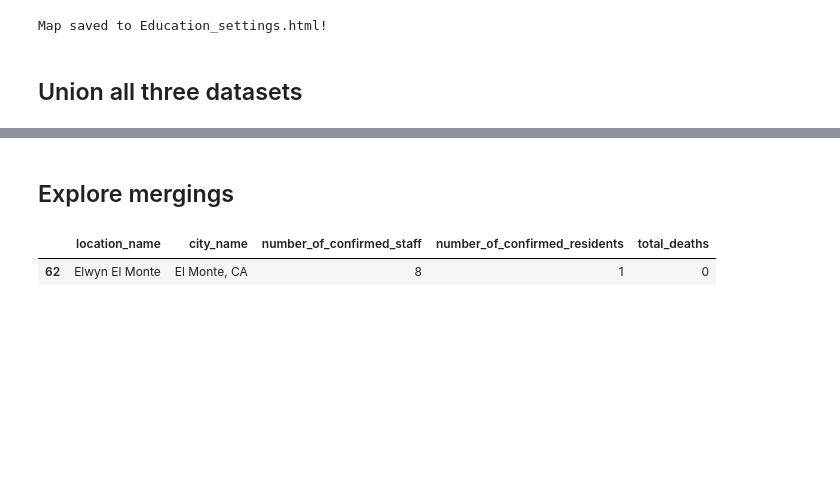
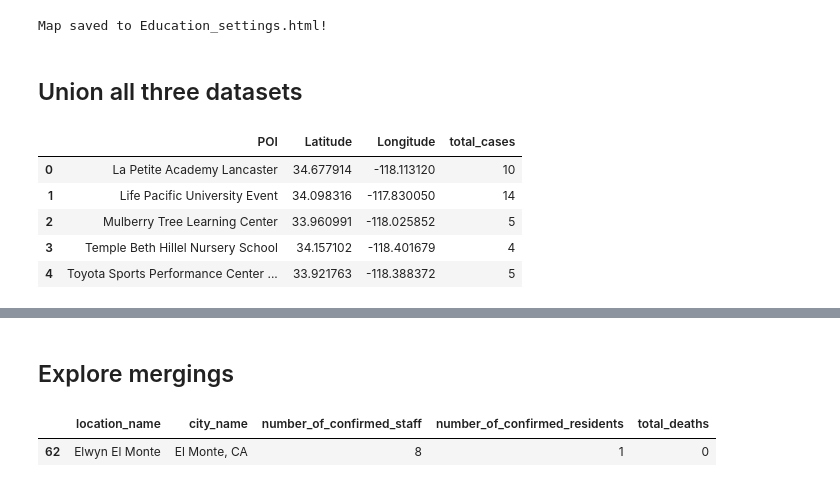
Before and after one commit to francisco-avalos/LA_covid19_data_cases, a Jupyter notebook: jupyter-notebook-sandbox/Sandbox - Adding POI to usc-model.ipynb, the cells around one changed output, grey strips where cells are left out. Cells and saved outputs as stored; diff of their text form; code cells hidden in the pictures; blank space fills up the shorter version.

Commit message:
sandbox: merge 3 matched sources into one

```diff
--- a/jupyter-notebook-sandbox/Sandbox - Adding POI to usc-model.ipynb
+++ b/jupyter-notebook-sandbox/Sandbox - Adding POI to usc-model.ipynb
@@ -319,0 +326,30 @@ final_single_matches_rcac = pd.merge(single_matches, la_poi, on=['safegraph_plac
+# %%
+single_matches = NON_RES_oct0120_df[NON_RES_oct0120_df['number_of_candidate_matches']==1]
+final_single_matches_nonres = pd.merge(single_matches, la_poi, on=['safegraph_place_id'], how='left')
+# %%
+# del final_single_matches_nonres['customer_zipcode']
+# final_single_matches_nonres.head() # (82, 29)
+# final_single_matches_nonres.groupby(['customer_location_name', 'safegraph_place_id'])
+# final_single_matches_rcac = pd.DataFrame.drop_duplicates(final_single_matches_nonres)
+nonres_source = final_single_matches_nonres[['customer_location_name', 'latitude', 'longitude', 'customer_total_confirmed_staff']]
+# %%
+single_matches = EDUCATION_oct0120_df[EDUCATION_oct0120_df['number_of_candidate_matches']==1]
+final_single_matches_education = pd.merge(single_matches, la_poi, on=['safegraph_place_id'], how='left')
+# %%
+# final_single_matches_education # (5, 30)
+# final_single_matches_education['total_cases'] = final_single_matches_education['customer_total_confirmed_staff'] + final_single_matches_education['customer_total_confirmed_students']
+education_source = final_single_matches_education[['customer_location_name','latitude', 'longitude', 'total_cases']]
+# %%
+# rcac_source.columns = ['POI', 'Latitude', 'Longitude', 'total_cases']
+rcac_source.head() # (162, 4)
+# nonres_source.columns = ['POI', 'Latitude', 'Longitude', 'total_cases']
+nonres_source.head() # (82, 4)
+# education_source.columns = ['POI', 'Latitude', 'Longitude', 'total_cases']
+education_source.head() # (5, 4)
+# %% [output]
+|  | POI | Latitude | Longitude | total_cases |
+| 0 | La Petite Academy Lancaster | 34.677914 | -118.113120 | 10 |
+| 1 | Life Pacific University Event | 34.098316 | -117.830050 | 14 |
+| 2 | Mulberry Tree Learning Center | 33.960991 | -118.025852 | 5 |
+| 3 | Temple Beth Hillel Nursery School | 34.157102 | -118.401679 | 4 |
+| 4 | Toyota Sports Performance Center ... | 33.921763 | -118.388372 | 5 |
```
Also changed, not shown: parts of 3 cells of this notebook.
